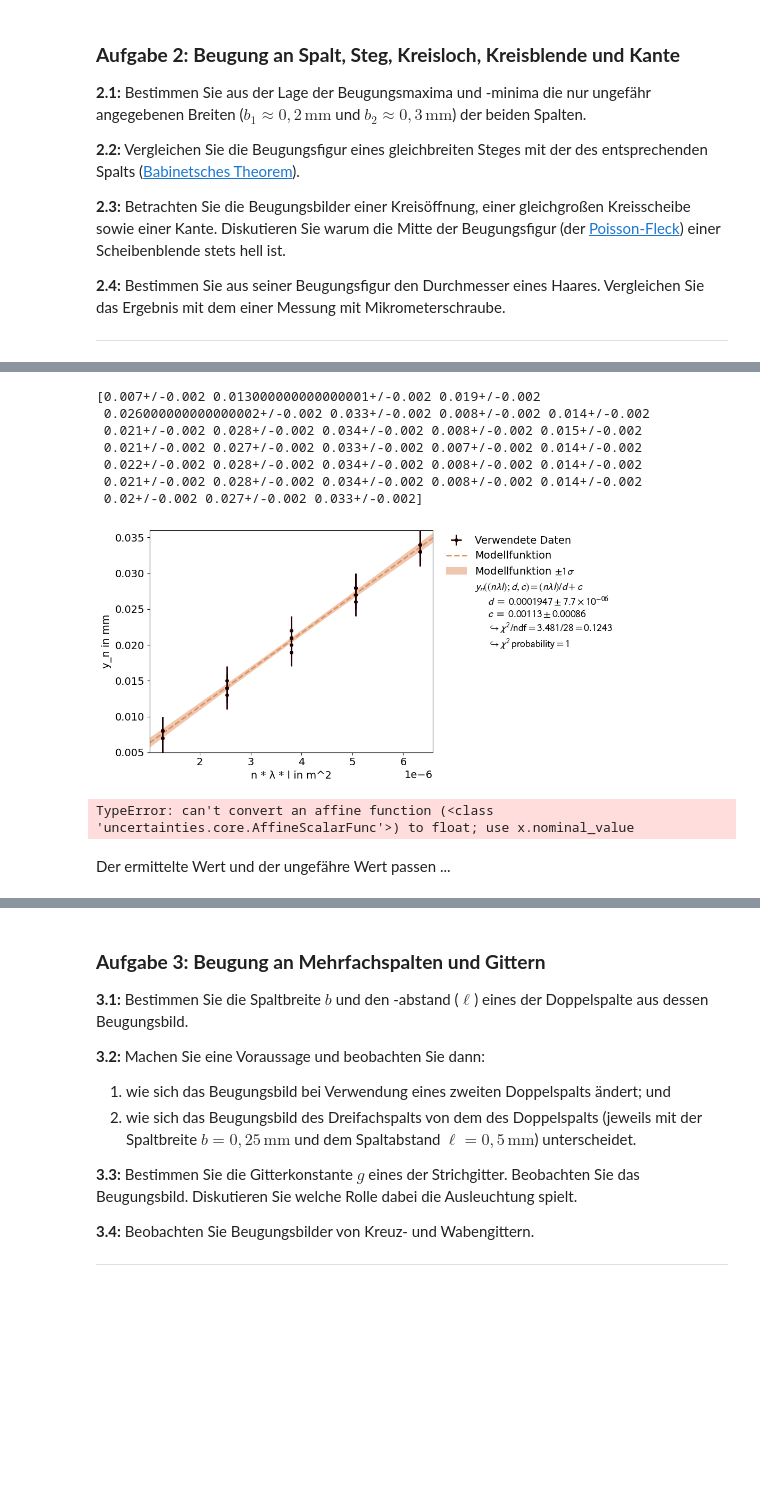
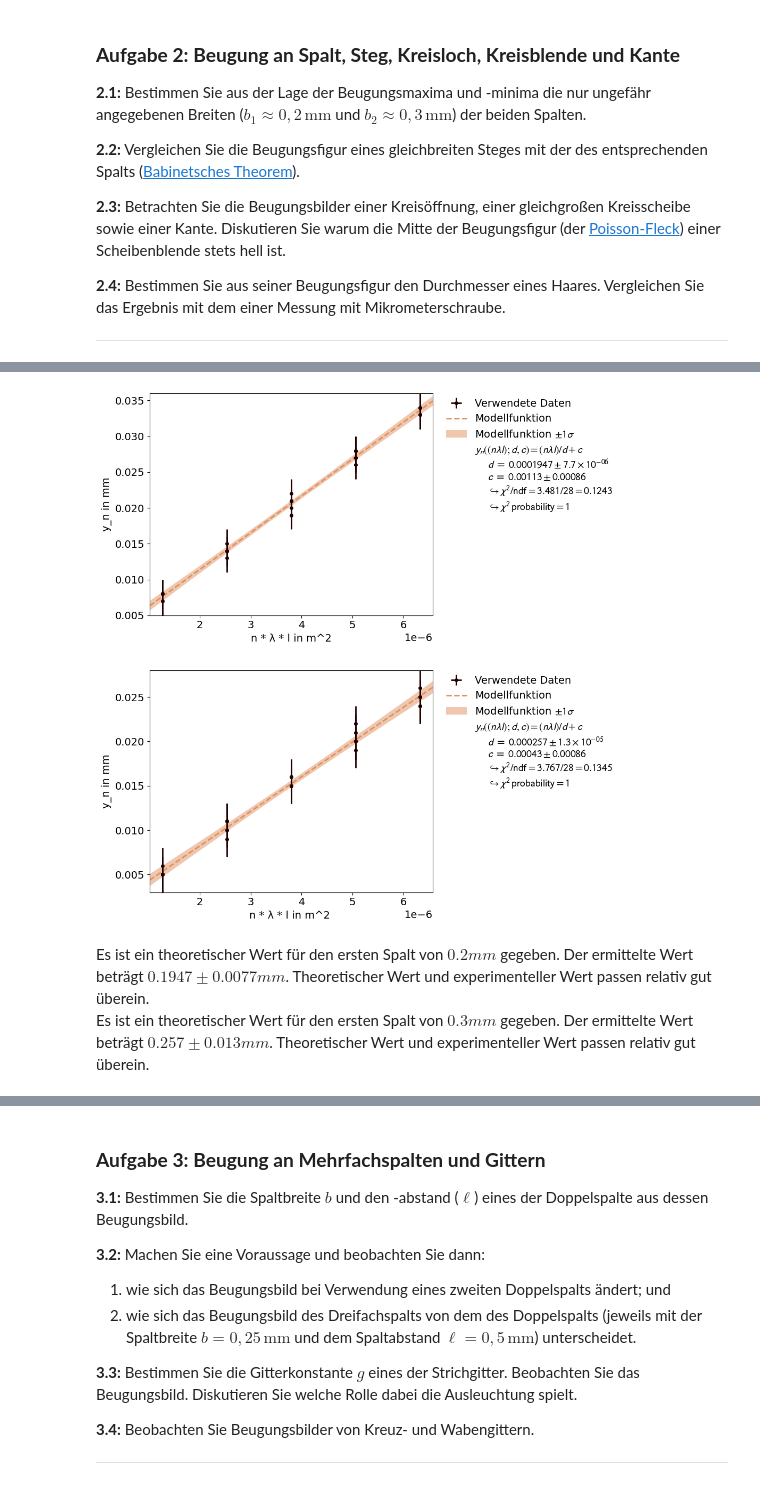
Before and after one commit to thexwon/Praktikum2KlassPhysKIT, a Jupyter notebook: Laser-Optik_Teil_A/Laser-Optik_Teil_A.ipynb, the cells around one changed output, grey strips where cells are left out. Saved outputs shown, nothing was run; the diff lists cells and outputs as text; code cells hidden in the pictures; blank space fills up the shorter version.

```diff
--- a/Laser-Optik_Teil_A/Laser-Optik_Teil_A.ipynb
+++ b/Laser-Optik_Teil_A/Laser-Optik_Teil_A.ipynb
@@ -222,25 +225,79 @@ Es werden die Positionen der Minima bestimmt. Bei der Berechnung muss die Gaus's
 # %%
 # mit Minima
 abstand = ufloat(2,0.01) # 2m abstand zwischen spalt und schirm
 
 lamda=ufloat(632.8,0.1)*10**(-9)
 l=ufloat(2,0.01)
 n=np.array([1,2,3,4,5])
 
 
 re1_1=unumpy.uarray(np.array([7,13,19,26,33])*10**(-3),np.full(5, 2*10**-3))
 re1_1_2=unumpy.uarray(np.array([8,14,21,28,34])*10**(-3),np.full(5, 2*10**-3))
 re1_2=unumpy.uarray(np.array([8,15,21,27,33])*10**(-3),np.full(5, 2*10**-3))
 re1_2_2=unumpy.uarray(np.array([7,14,22,28,34])*10**(-3),np.full(5, 2*10**-3))
 re1_3=unumpy.uarray(np.array([8,14,21,28,34])*10**(-3),np.full(5, 2*10**-3))
 re1_3_2=unumpy.uarray(np.array([8,14,20,27,33])*10**(-3),np.full(5, 2*10**-3))
+y1=np.concatenate((re1_1,re1_1_2,re1_2,re1_2_2,re1_3,re1_3_2),axis=0)
+n2 = np.concatenate((n,n),axis=0)
+n3 = np.concatenate((n,n,n),axis=0)
+n = np.concatenate((n,n,n,n,n,n),axis=0)
+x1=n*lamda*l
+y_error = unumpy.std_devs(y1)
+x_error = unumpy.std_devs(x1)
+xy_data = XYContainer(unumpy.nominal_values(x1),unumpy.nominal_values(y1))
+def linear(x,a=0.0005,b=0):
+    return x/a+b
+line_fit=Fit(data=xy_data,model_function=linear)
+line_fit.add_error(axis='x', err_val=x_error,relative=False)  # add the x-error to the fit
+line_fit.add_error(axis='y', err_val=y_error,relative=False)
+
+line_fit.do_fit()
+line_fit.assign_parameter_latex_names(x='(n λ l)', a='d',b='c')
+line_fit.assign_model_function_latex_name('y_n')
+line_fit.assign_model_function_latex_expression(' {x} / {a} + {b}')
+
+line_fit.data_container.label = "Verwendete Daten"
+line_fit.model_label = "Modellfunktion"
+
+line_fit.data_container.axis_labels = ['n * λ * l in m^2',"y_n in mm"]
+plot = Plot(fit_objects= line_fit)
+
+plot.plot()
+plt.show()
+
+
+
+re2_1=unumpy.uarray(np.array([5,11,16,21,25])*10**(-3),np.full(5, 2*10**-3))
+re2_2=unumpy.uarray(np.array([5,10,16,20,24])*10**(-3),np.full(5, 2*10**-3))
+re2_3=unumpy.uarray(np.array([5,9,15,20,24])*10**(-3),np.full(5, 2*10**-3))
+re2_1_2=unumpy.uarray(np.array([6,11,16,22,26])*10**(-3),np.full(5, 2*10**-3))
+re2_2_2=unumpy.uarray(np.array([5,10,15,20,25])*10**(-3),np.full(5, 2*10**-3))
+re2_3_2=unumpy.uarray(np.array([5,11,15,19,25])*10**(-3),np.full(5, 2*10**-3))
+y2=np.concatenate((re2_1,re2_1_2,re2_2,re2_2_2,re2_3,re2_3_2),axis=0)
+
+x2=n*lamda*l
+x_error = unumpy.std_devs(x2)
+y_error = unumpy.std_devs(y2)
+xy_data = XYContainer(unumpy.nominal_values(x2),unumpy.nominal_values(y2))
+def linear(x,a=0.0005,b=0):
+    return x/a+b
+line_fit=Fit(data=xy_data,model_function=linear)
+line_fit.add_error(axis='x', err_val=x_error,relative=False)  # add the x-error to the fit
+line_fit.add_error(axis='y', err_val=y_error,relative=False)
+
+line_fit.do_fit()
+line_fit.assign_parameter_latex_names(x='(n λ l)', a='d',b='c')
+line_fit.assign_model_function_latex_name('y_n')
+line_fit.assign_model_function_latex_expression(' {x} / {a} + {b}')
+
+line_fit.data_container.label = "Verwendete Daten"
+line_fit.model_label = "Modellfunktion"
+
+line_fit.data_container.axis_labels = ['n * λ * l in m^2 ',"y_n in mm"]
+plot = Plot(fit_objects= line_fit)
+
+plot.plot()
+plt.show()
 # %% [output]
-[0.007+/-0.002 0.013000000000000001+/-0.002 0.019+/-0.002
- 0.026000000000000002+/-0.002 0.033+/-0.002 0.008+/-0.002 0.014+/-0.002
- 0.021+/-0.002 0.028+/-0.002 0.034+/-0.002 0.008+/-0.002 0.015+/-0.002
- 0.021+/-0.002 0.027+/-0.002 0.033+/-0.002 0.007+/-0.002 0.014+/-0.002
- 0.022+/-0.002 0.028+/-0.002 0.034+/-0.002 0.008+/-0.002 0.014+/-0.002
- 0.021+/-0.002 0.028+/-0.002 0.034+/-0.002 0.008+/-0.002 0.014+/-0.002
- 0.02+/-0.002 0.027+/-0.002 0.033+/-0.002]
 [figure]
-TypeError: can't convert an affine function (<class 'uncertainties.core.AffineScalarFunc'>) to float; use x.nominal_value
+[figure, added]
@@ -316,5 +304,6 @@ plt.show()
 # %% [markdown]
-Der ermittelte Wert und der ungefähre Wert passen ...
+Es ist ein theoretischer Wert für den ersten Spalt von $0.2 mm$ gegeben. Der ermittelte Wert beträgt $0.1947 \pm 0.0077 mm$. Theoretischer Wert und experimenteller Wert passen relativ gut überein. \
+Es ist ein theoretischer Wert für den ersten Spalt von $0.3 mm$ gegeben. Der ermittelte Wert beträgt $0.257 \pm 0.013 mm$. Theoretischer Wert und experimenteller Wert passen relativ gut überein.
 # %% [markdown]
 **2.2 Vergleich Beugungsfigur gleichbreiter Steges und entsprechender Spalt** \
 "Das Babinet’sche Prinzip (auch Babinet’sches Theorem) ist ein Satz aus der Optik und besagt, dass die Beugungsbilder zweier zueinander komplementärer Blenden (beispielsweise Spaltblende und ein Draht gleicher Dicke) außerhalb des Bereiches, in den die geometrisch-optische Abbildung fällt (also die Abbildung ohne Beugungseffekte), gleich sind." (https://de.wikipedia.org/wiki/Babinetsches_Prinzip) \
```
Also changed, not shown: parts of 15 cells of this notebook.
